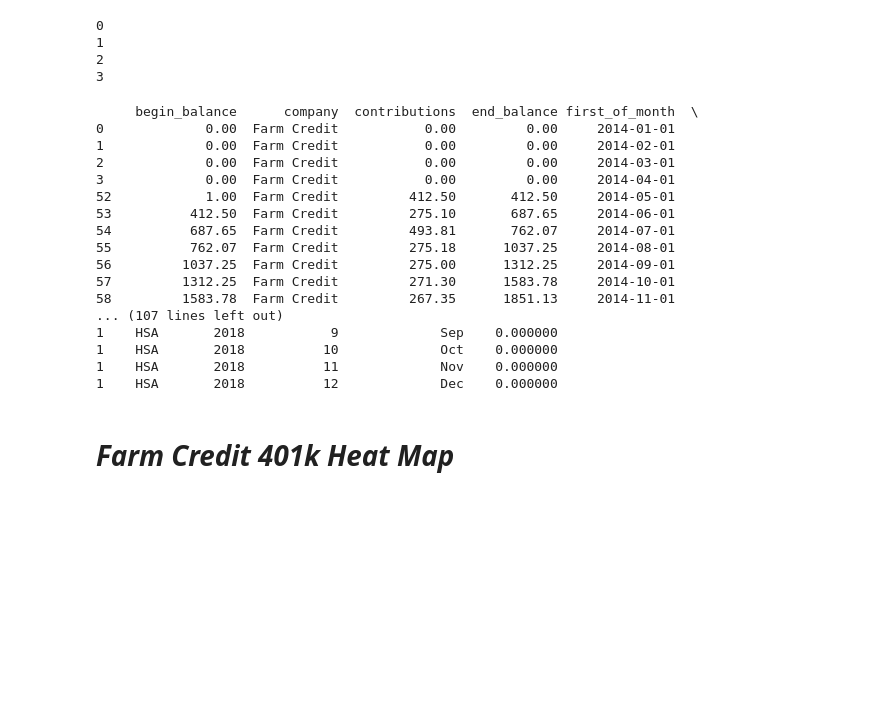
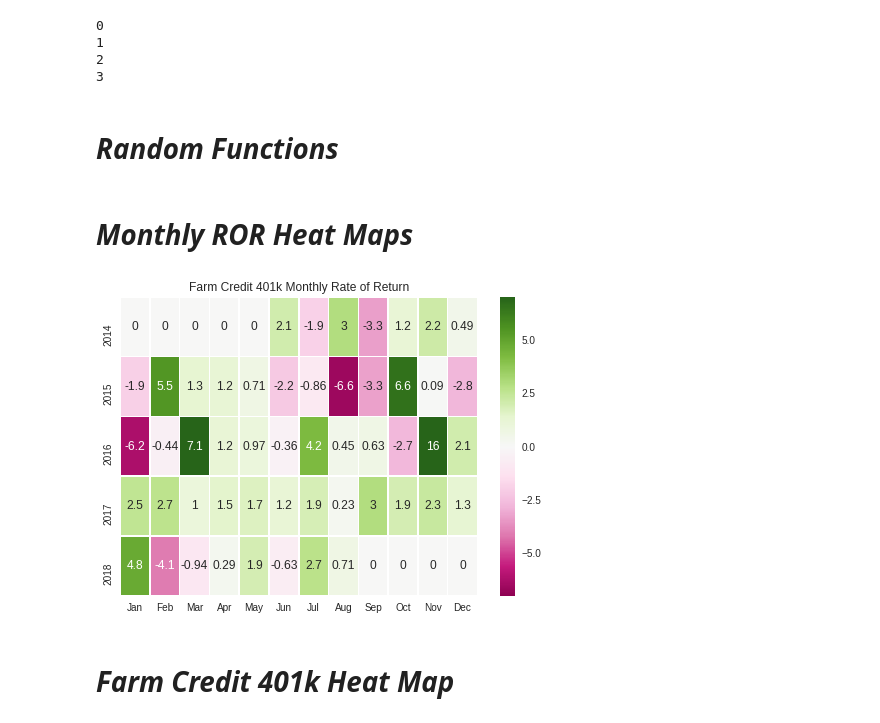
Before and after one commit to rkrall85/learning-through-bits, a Jupyter notebook: FIRE/Fire.ipynb, the cells around one changed output. Cells and saved outputs as stored; diff of their text form; code cells hidden in the pictures; blank space fills up the shorter version.

Commit message:
created function to create monthly ror heat map

```diff
--- a/FIRE/Fire.ipynb
+++ b/FIRE/Fire.ipynb
@@ -108,7 +110,14 @@ investment_df['tran_year']       = pd.DatetimeIndex(investment_df.first_of_month
 investment_df['tran_month']      = pd.DatetimeIndex(investment_df.first_of_month).month
 investment_df['tran_month_name'] = investment_df['tran_month'].apply(lambda x: calendar.month_abbr[x])
 #investment_df['mror']       = (investment_df.end_balance - investment_df.begin_balance)/investment_df.end_balance*100
-investment_df['mror']   = np.round((((investment_df.end_balance - investment_df.begin_balance - investment_df.contributions)/(investment_df.end_balance - investment_df.contributions))*100),decimals=3)
+investment_df['mror']   = np.round((((investment_df.end_balance - investment_df.begin_balance - investment_df.contributions)/(investment_df.end_balance - investment_df.contributions))*100),decimals=2)
+#investment_df['mror']   = ((investment_df.end_balance - investment_df.begin_balance - investment_df.contributions)/(investment_df.end_balance - investment_df.contributions))*100
+#investment_df.round({'mror': 1})
+
+#decimals = pd.Series([3], index=['mror'])
+#investment_df.round(decimals)
+
+
 
 #Update NaN values
 investment_df['mror'] = investment_df.mror.fillna(0)
@@ -130,22 +139,6 @@ investment_df.update(outliers_update)
 # %%
 #print(investment_df[['tran_year','tran_month','company','type']])
 #print(investment_df.head(6))
-print(investment_df[(investment_df.company == 'Farm Credit') & (investment_df.type == 'HSA')])
+#print(investment_df[(investment_df.company == 'Farm Credit') & (investment_df.type == 'HSA')])
-# %% [output]
-     begin_balance      company  contributions  end_balance first_of_month  \
-0             0.00  Farm Credit           0.00         0.00     2014-01-01
-1             0.00  Farm Credit           0.00         0.00     2014-02-01
-2             0.00  Farm Credit           0.00         0.00     2014-03-01
-3             0.00  Farm Credit           0.00         0.00     2014-04-01
-52            1.00  Farm Credit         412.50       412.50     2014-05-01
-53          412.50  Farm Credit         275.10       687.65     2014-06-01
-54          687.65  Farm Credit         493.81       762.07     2014-07-01
-55          762.07  Farm Credit         275.18      1037.25     2014-08-01
-56         1037.25  Farm Credit         275.00      1312.25     2014-09-01
-57         1312.25  Farm Credit         271.30      1583.78     2014-10-01
-58         1583.78  Farm Credit         267.35      1851.13     2014-11-01
-... (107 lines left out)
-1    HSA       2018           9             Sep    0.000000
-1    HSA       2018          10             Oct    0.000000
-1    HSA       2018          11             Nov    0.000000
-1    HSA       2018          12             Dec    0.000000
+# %% [markdown]
+# ***Random Functions***
@@ -152,2 +179,24 @@ print(investment_df[(investment_df.company == 'Farm Credit') & (investment_df.ty
+# %% [markdown]
+# ***Monthly ROR Heat Maps***
+# %%
+#farm credit 401k heat map
+fc_401k_df = investment_df[(investment_df.company == 'Farm Credit') & (investment_df.type == '401k')]
+fc_401k_heat_map = CreateMonthlyHeatMap(fc_401k_df, 'Farm Credit 401k Monthly Rate of Return')
+#farm credit HSA heat map
+fc_hsa_df = investment_df[(investment_df.company == 'Farm Credit') & (investment_df.type == 'HSA')]
+#fc_hsa_heat_map = CreateMonthlyHeatMap(fc_hsa_df, 'Farm Credit HSA Monthly Rate of Return') #issue with dataframe
+
+
+
+#output monthly ror heat map
+fc_401k_heat_map.show()
+#fc_hsa_heat_map.show()
+#need to populate datat
+#ej_roth_heat_map.show()
+#ej_house_heat_map.show()
+#minnstate_pension_heat_map.show()
+#minnstate_401k_heat_map.show()
+# %% [output]
+[figure, added]
 # %% [markdown]
 # ***Farm Credit 401k Heat Map***
```
Also changed, not shown: parts of 3 cells of this notebook.
